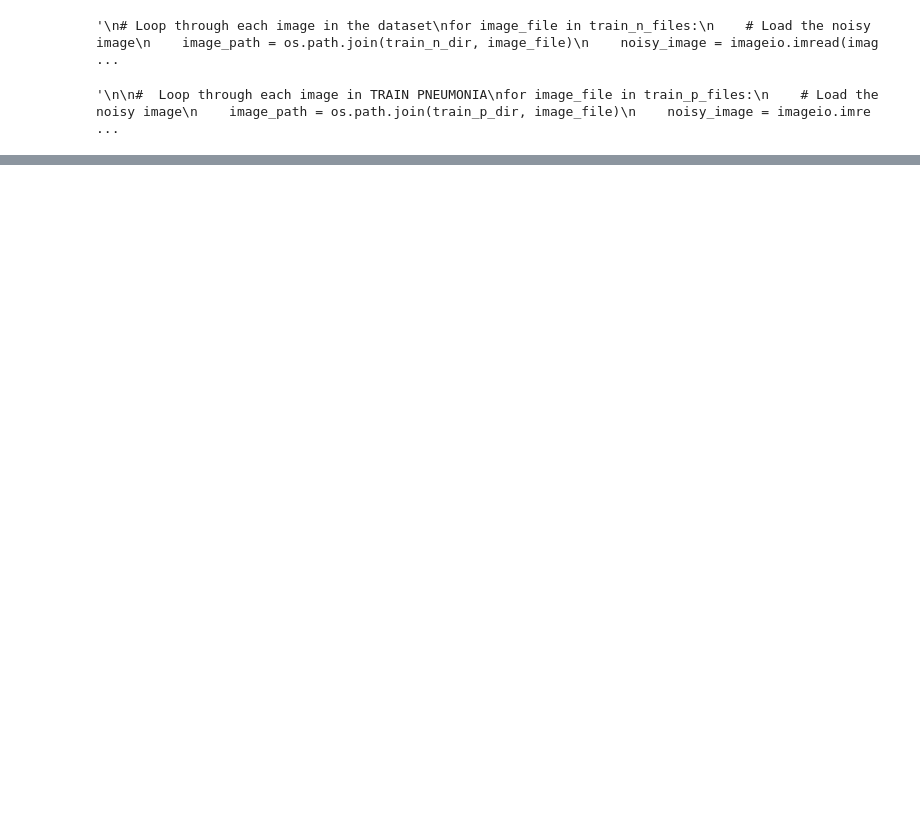
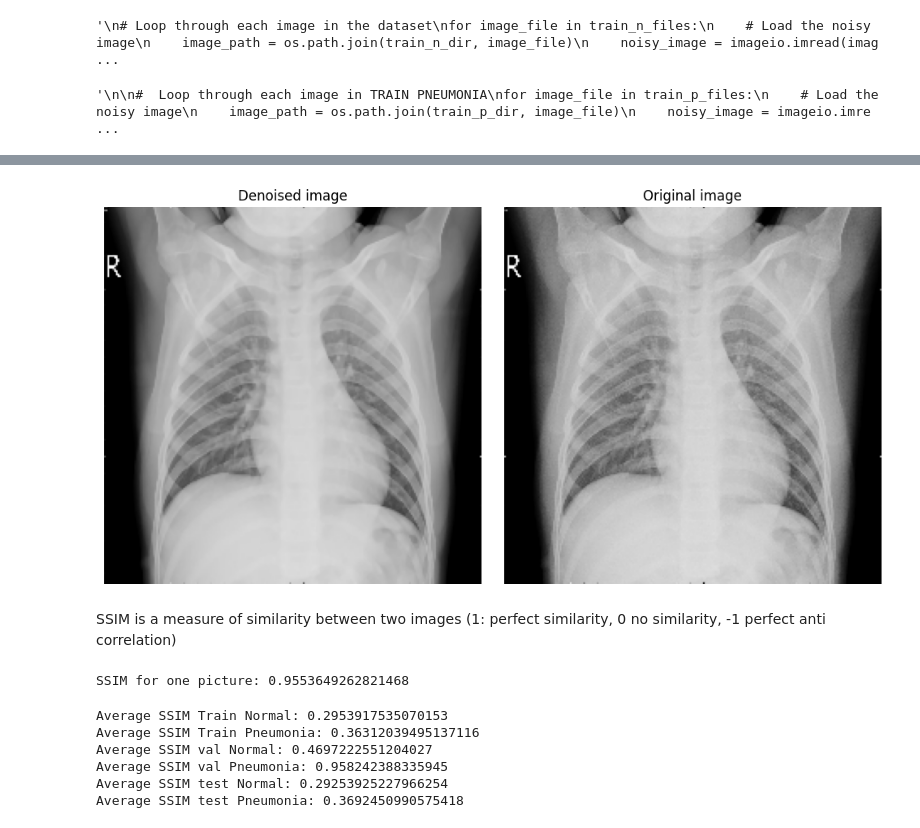
Before and after one commit to dawlattt/denoising-pneumonia, a Jupyter notebook: Denoisers/Bm3d.ipynb, the cells around one changed output, grey strips where cells are left out. Saved outputs shown, nothing was run; the diff lists cells and outputs as text; code cells hidden in the pictures; blank space fills up the shorter version.

```diff
--- a/Denoisers/Bm3d.ipynb
+++ b/Denoisers/Bm3d.ipynb
@@ -170,0 +193,30 @@ plt.imshow(img, plt.cm.gray)
+# %%
+# Load the images
+bm3d_image = cv2.imread('/home/branislava.jankovic/Desktop/denoising-pneumonia/bm3d_dataset/val/NORMAL/denoised_NORMAL2-IM-1427-0001.jpeg')
+bm3d_image = cv2.resize(bm3d_image, (224, 224))
+original_image = cv2.imread('/home/branislava.jankovic/Desktop/denoising-pneumonia/chest_xray/val/NORMAL/NORMAL2-IM-1427-0001.jpeg')
+original_image = cv2.resize(original_image, (224, 224))
+# %%
+fig, axes = plt.subplots(1, 2, figsize=(10, 5))
+
+# Display the first image on the left subplot
+axes[0].imshow(bm3d_image, cmap='gray')
+axes[0].set_title('Denoised image')
+
+# Display the second image on the right subplot
+axes[1].imshow(original_image, cmap='gray')
+axes[1].set_title('Original image')
+
+# Hide the axis labels
+for ax in axes:
+    ax.axis('off')
+
+# Adjust layout for better spacing
+plt.tight_layout()
+
+# Show the plot
+plt.show()
+# %% [output]
+[figure, added]
+# %% [markdown]
+SSIM is a measure of similarity between two images (1: perfect similarity, 0 no similarity, -1 perfect anti correlation)
@@ -170,0 +242,30 @@ plt.imshow(img, plt.cm.gray)
+# %%
+ssim_value = ssim(original_image, bm3d_image, win_size=3, multichannel=True)
+print("SSIM for one picture:", ssim_value)
+# %% [output]
+SSIM for one picture: 0.9553649262821468
+# %%
+average_ssim_train_n = calculate_average_ssim(train_n_img, dd_train_input0)
+average_ssim_train_p = calculate_average_ssim(train_p_img, dd_train_input1)
+
+average_ssim_val_n = calculate_average_ssim(val_n_img, dd_val_input0)
+average_ssim_val_p = calculate_average_ssim(val_p_img, dd_val_input1)
+
+average_ssim_test_n = calculate_average_ssim(test_n_img, dd_test_input0)
+average_ssim_test_p = calculate_average_ssim(test_p_img, dd_test_input1)
+
+print("Average SSIM Train Normal:", average_ssim_train_n)
+print("Average SSIM Train Pneumonia:", average_ssim_train_p)
+
+print("Average SSIM val Normal:", average_ssim_val_n)
+print("Average SSIM val Pneumonia:", average_ssim_val_p)
+
+print("Average SSIM test Normal:", average_ssim_test_n)
+print("Average SSIM test Pneumonia:", average_ssim_test_p)
+# %% [output]
+Average SSIM Train Normal: 0.2953917535070153
+Average SSIM Train Pneumonia: 0.36312039495137116
+Average SSIM val Normal: 0.4697222551204027
+Average SSIM val Pneumonia: 0.958242388335945
+Average SSIM test Normal: 0.29253925227966254
+Average SSIM test Pneumonia: 0.3692450990575418
```
Also changed, not shown: parts of 18 cells of this notebook, 2 other files.
